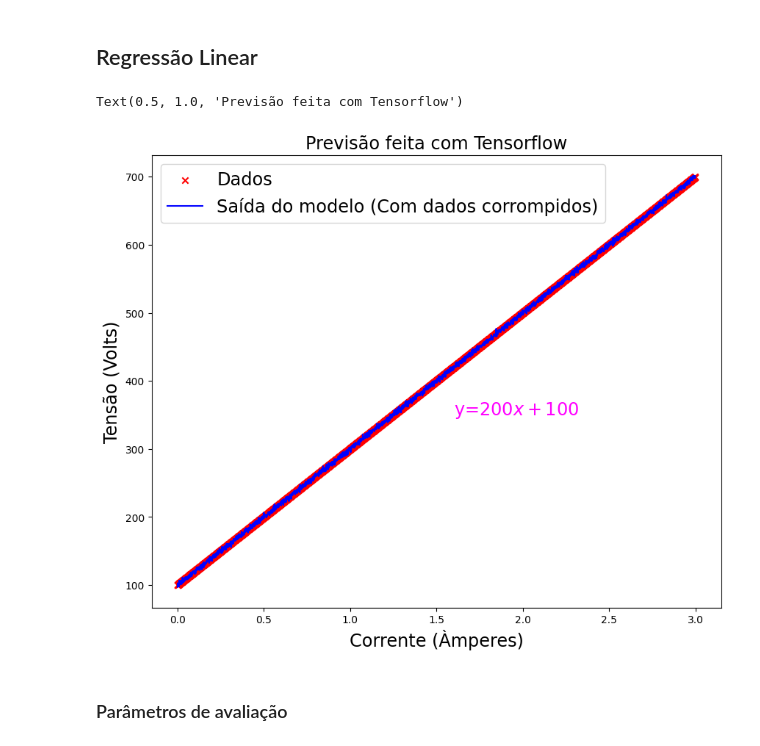
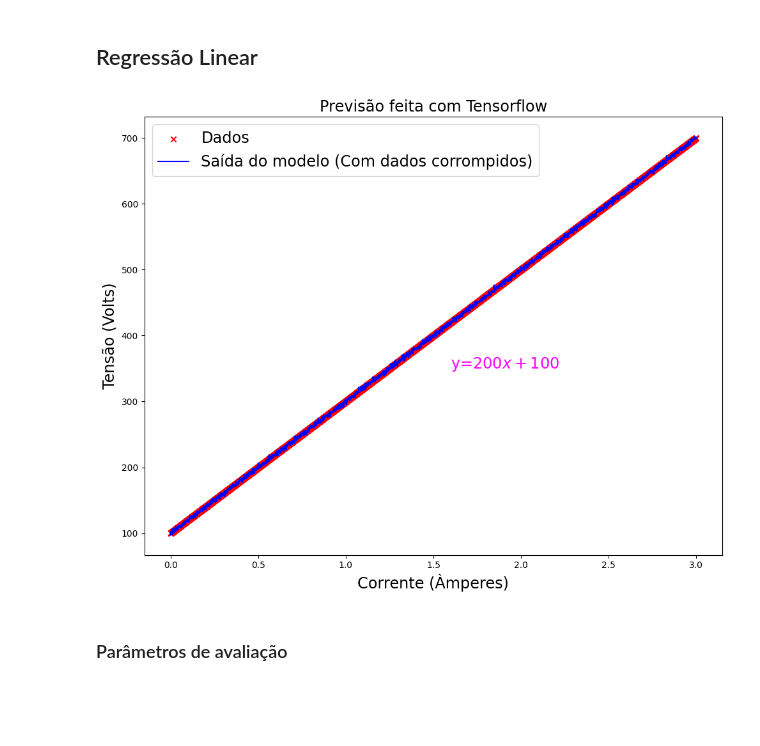
Before and after one commit to superflanker/aprendizado_de_maquina, a Jupyter notebook: aula14/entregar/Código_Aula_14_Parte_1_e_2.ipynb, the cells around one changed output. Saved outputs shown, nothing was run; the diff lists cells and outputs as text; code cells hidden in the pictures; blank space fills up the shorter version.

```diff
--- a/aula14/entregar/Código_Aula_14_Parte_1_e_2.ipynb
+++ b/aula14/entregar/Código_Aula_14_Parte_1_e_2.ipynb
@@ -325,29 +314,30 @@ Você construiu uma rede neural bastante simples e explorou as similaridades de
 # %%
 # amostras para regressão linear
 mu = 0.0
 sigma = 0.01
 rng = np.random.default_rng(12345) # semente informada, para a reprodução do resultado
 
 set_reglin_w = np.array([[200]])
 set_reglin_b = np.array([100])
 x_reglin = np.arange(0, 3, 0.001)
 x_reglin_noise = x_reglin + rng.normal(mu, sigma, x_reglin.shape)
 
 previsao_numpy      = x_reglin.reshape(-1, 1) * set_reglin_w + set_reglin_b
 # previsão com daddos ruidosos (gostamos de caos)
 previsao_tensorflow = camada_linear(x_reglin_noise.reshape(-1, 1))
 
 fig, ax = plt.subplots(1, 1, figsize=(10, 8))
 ax.scatter(x_reglin, previsao_numpy, marker='x', c='r', label="Dados")
 ax.plot(x_reglin, previsao_tensorflow,  c='blue', label="Saída do modelo (Com dados corrompidos)")
 ax.text(1.6,350,r"y=$200 x + 100$", fontsize='xx-large', color='magenta')
 ax.legend(fontsize='xx-large')
 ax.set_ylabel('Tensão (Volts)', fontsize='xx-large')
 ax.set_xlabel('Corrente (Àmperes)', fontsize='xx-large')
 ax.set_title("Previsão feita com Tensorflow",fontsize='xx-large')
+plt.tight_layout()
+plt.show()
 # %% [output]
-Text(0.5, 1.0, 'Previsão feita com Tensorflow')
-[figure, old version]
+[figure, new version]
 # %% [markdown]
 ### Parâmetros de avaliação
 # %%
```
Also changed, not shown: parts of 9 cells of this notebook, 1 other file.
